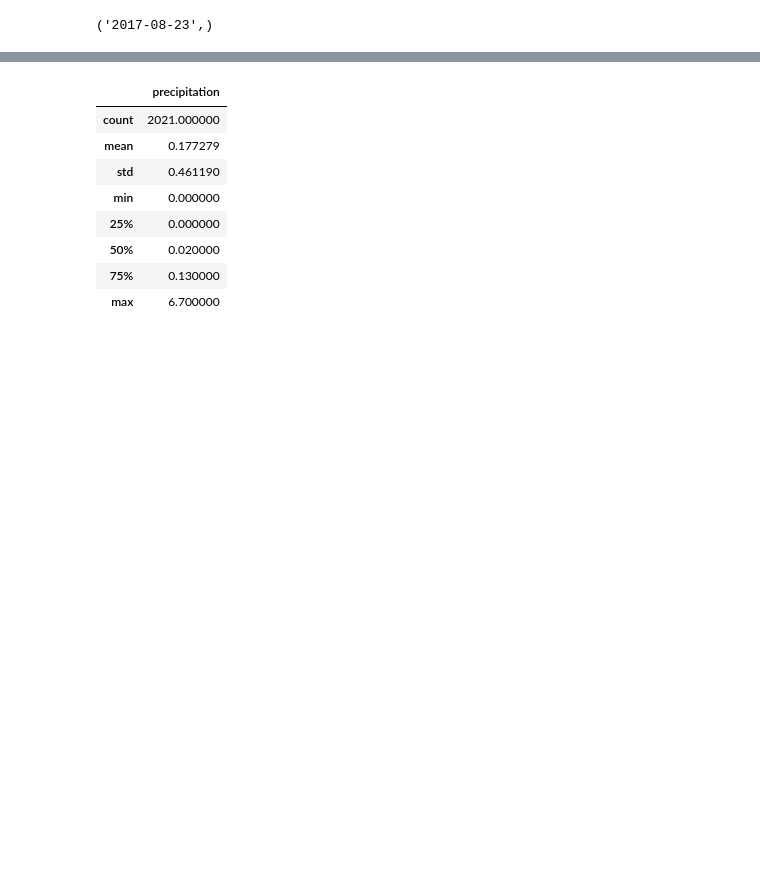
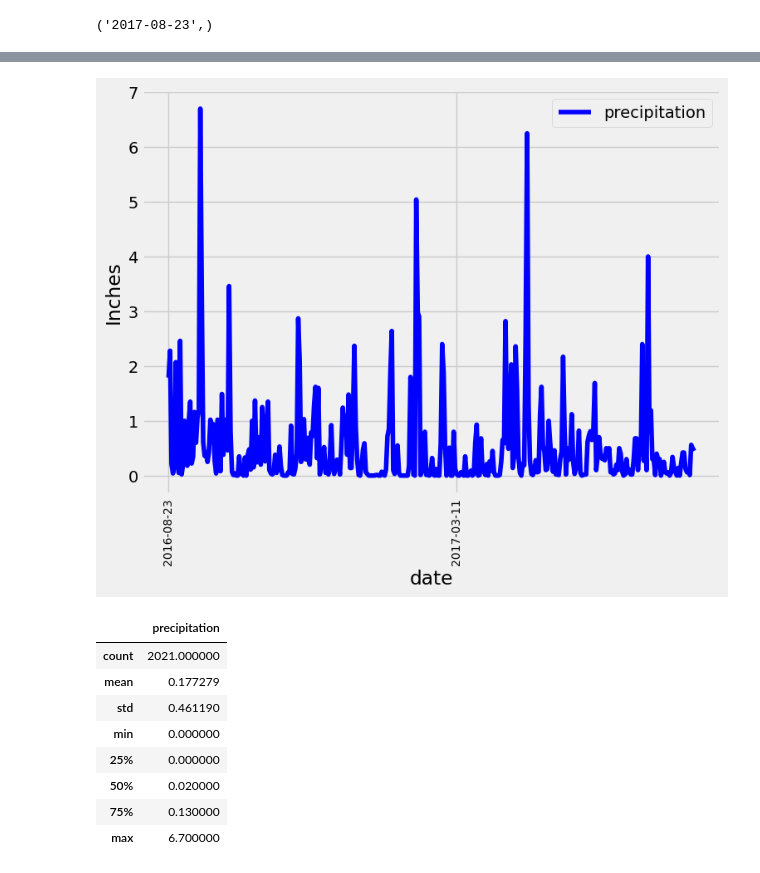
Before and after one commit to tsantiagoro85/sqlalchemy-challenge, a Jupyter notebook: SurfsUp/climate_starter.ipynb, the cells around one changed output, grey strips where cells are left out. Cells and saved outputs as stored; diff of their text form; code cells hidden in the pictures; blank space fills up the shorter version.

```diff
--- a/SurfsUp/climate_starter.ipynb
+++ b/SurfsUp/climate_starter.ipynb
@@ -47,22 +50,8 @@ MaxDate = MaxDate[0]
 ('2017-08-23',)
 # %%
 # Design a query to retrieve the last 12 months of precipitation data and plot the results.
-previous_year = dt.date(MaxYear,MaxMonth,MaxDay)-dt.timedelta(days=365)
-previous_year
-
 # Starting from the most recent data point in the database.
-
 # Calculate the date one year from the last date in data set.
-
-
-# Perform a query to retrieve the data and precipitation scores
-
-
-# Save the query results as a Pandas DataFrame. Explicitly set the column names
-
-
-# Sort the dataframe by date
-
-
-# Use Pandas Plotting with Matplotlib to plot the data
+last_12_months = dt.date(2017, 8, 23) - dt.timedelta(days=366)
+print(last_12_months)
 # %% [output]
@@ -93,0 +59,7 @@ Text(0, 0.5, 'Inches')
+# %%
+# Perform a query to retrieve the data and precipitation scores
+year_precipitation = (session.query(Measurement.date,func.max(Measurement.prcp))
+                  .filter(func.strftime('%Y-%m-%d',Measurement.date) > last_12_months)
+                  .group_by(Measurement.date)
+                  .all())
+year_precipitation
@@ -93,0 +84,5 @@ Text(0, 0.5, 'Inches')
+# %%
+# Save the query results as a Pandas DataFrame. Explicitly set the column names
+precipitation_df=pd.DataFrame(year_precipitation, columns=['date', 'precipitation'])
+precipitation_df.set_index('date',inplace=True)
+precipitation_df.head(10)
@@ -94,2 +120,15 @@ Text(0, 0.5, 'Inches')
+# %%
+# Use Pandas Plotting with Matplotlib to plot the data
+x_axis = np.arange(0, len(precipitation_df), 200)
+x_ticks = []
+x_dates = (precipitation_df.index).to_list()
+for i in range(0,len(x_dates), 200):
+    x_ticks.append(x_dates[i])
+precipitation_df.plot(figsize = (8,6), color = 'Blue', ylabel = 'Inches')
+plt.xticks(x_axis, x_ticks, rotation = 90, size = 10)
+
+plt.savefig("Images/precipitation_last_12_months.png")
+# %% [output]
+[figure, added]
 # %%
 # Use Pandas to calculate the summary statistics for the precipitation data
```
Also changed, not shown: parts of 16 cells of this notebook.
